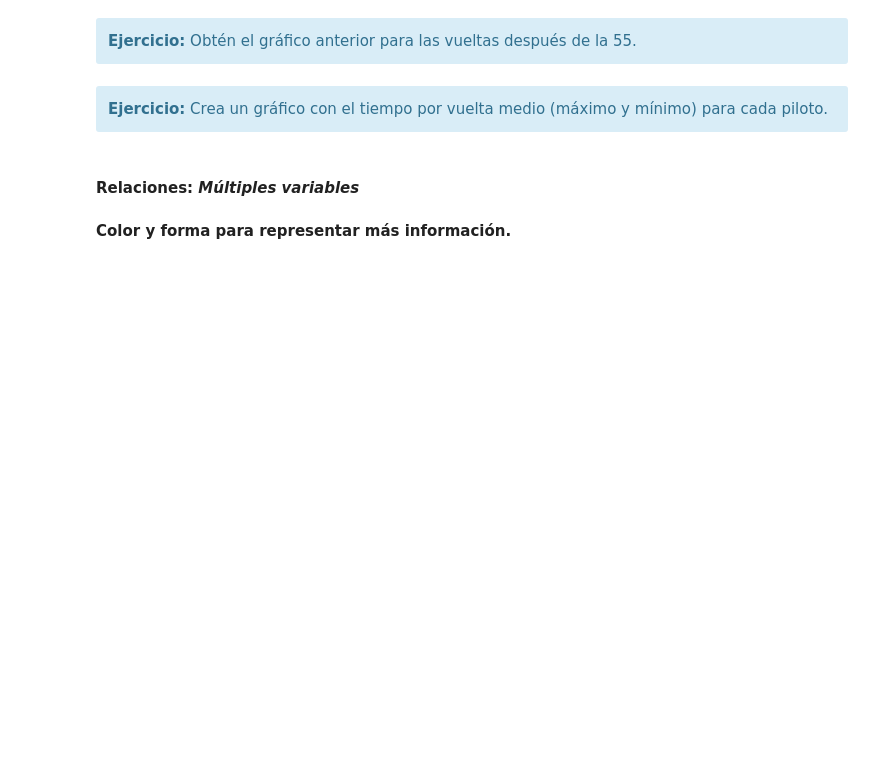
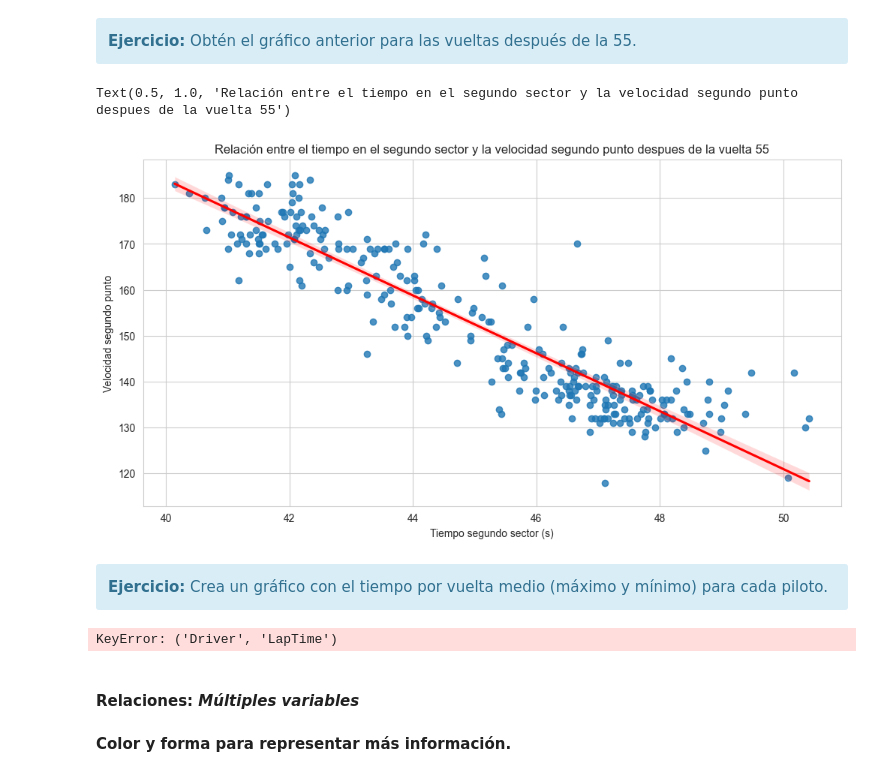
Before and after one commit to medinafdzz/Sistemas-Inteligentes, a Jupyter notebook: prácticas/ES/P2/P2.3-Visualización.ipynb, the cells around one changed output. Drawn from its saved outputs; the diff is of its cells as text; code cells hidden in the pictures; blank space fills up the shorter version.

```diff
--- a/prácticas/ES/P2/P2.3-Visualización.ipynb
+++ b/prácticas/ES/P2/P2.3-Visualización.ipynb
@@ -231,9 +339,23 @@ the_plot.set_title("Relación entre el tiempo en el segundo sector y la velocida
+# %%
+# Tu código aquí
+data_55 = data.loc[data["LapNumber"]>55]
+plt.figure(figsize=fig_size); # Tamaño del plot
+the_plot = sns.regplot(data=data_55, x=data_55['Sector2Time'].dt.total_seconds(), y='SpeedI2', line_kws={'color':'red'});
+the_plot.set_ylabel("Velocidad segundo punto")
+the_plot.set_xlabel("Tiempo segundo sector (s)")
+the_plot.set_title("Relación entre el tiempo en el segundo sector y la velocidad segundo punto despues de la vuelta 55")
+# %% [output]
+Text(0.5, 1.0, 'Relación entre el tiempo en el segundo sector y la velocidad segundo punto despues de la vuelta 55')
+[figure, added]
 # %% [markdown]
 <div class="alert alert-block alert-info">
     <b>Ejercicio:</b> Crea un gráfico con el tiempo por vuelta medio (máximo y mínimo) para cada piloto.
 </div>
 # %%
 # Tu código aquí
+data[("Driver","LapTime")].sort("Laptime")
+# %% [output]
+KeyError: ('Driver', 'LapTime')
 # %% [markdown]
 #### **Relaciones: *Múltiples variables***
 # %% [markdown]
```
Also changed, not shown: parts of 30 cells of this notebook.
